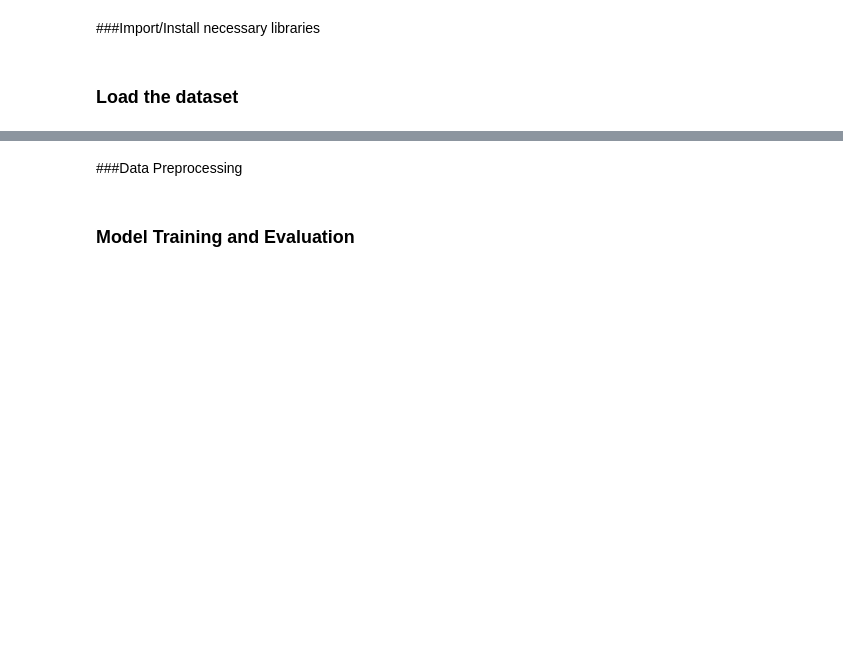
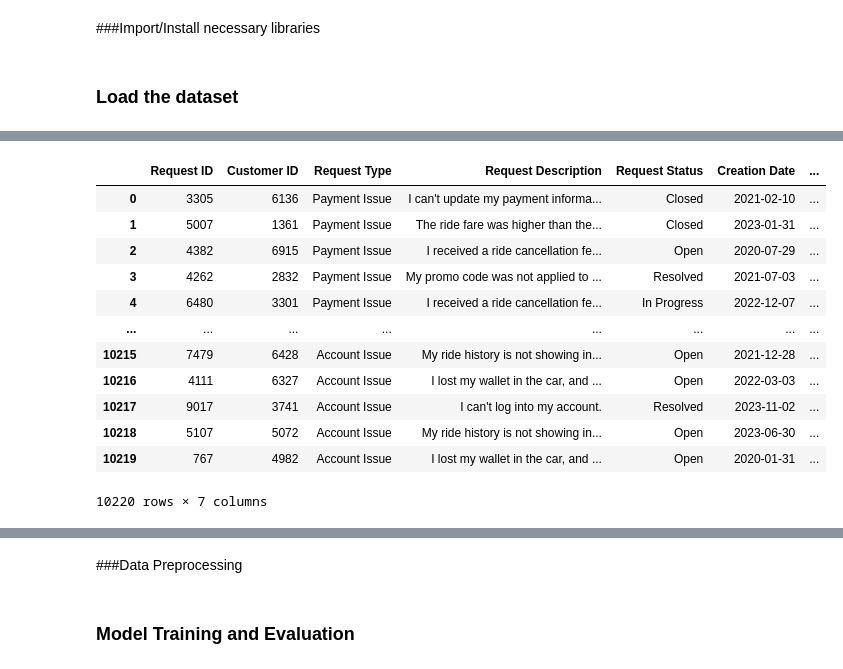
Before and after one commit to vishakhun/GDPR_Prediction, a Jupyter notebook: GDPR_Customer_Request_Prediction_Model_(ride_hailing_company).ipynb, the cells around one changed output, grey strips where cells are left out. Cells and saved outputs as stored; diff of their text form; code cells hidden in the pictures; blank space fills up the shorter version.

```diff
--- a/GDPR_Customer_Request_Prediction_Model_(ride_hailing_company).ipynb
+++ b/GDPR_Customer_Request_Prediction_Model_(ride_hailing_company).ipynb
@@ -52,0 +70,16 @@ data = pd.read_csv('/content/sample_data/balanced_customer_service_requests_data
+# %%
+data
+# %% [output]
+|  | Request ID | Customer ID | Request Type | Request Description | Request Status | Creation Date | ... |
+| 0 | 3305 | 6136 | Payment Issue | I can't update my payment informa... | Closed | 2021-02-10 | ... |
+| 1 | 5007 | 1361 | Payment Issue | The ride fare was higher than the... | Closed | 2023-01-31 | ... |
+| 2 | 4382 | 6915 | Payment Issue | I received a ride cancellation fe... | Open | 2020-07-29 | ... |
+| 3 | 4262 | 2832 | Payment Issue | My promo code was not applied to ... | Resolved | 2021-07-03 | ... |
+| 4 | 6480 | 3301 | Payment Issue | I received a ride cancellation fe... | In Progress | 2022-12-07 | ... |
+| ... | ... | ... | ... | ... | ... | ... | ... |
+| 10215 | 7479 | 6428 | Account Issue | My ride history is not showing in... | Open | 2021-12-28 | ... |
+| 10216 | 4111 | 6327 | Account Issue | I lost my wallet in the car, and ... | Open | 2022-03-03 | ... |
+| 10217 | 9017 | 3741 | Account Issue | I can't log into my account. | Resolved | 2023-11-02 | ... |
+| 10218 | 5107 | 5072 | Account Issue | My ride history is not showing in... | Open | 2023-06-30 | ... |
+| 10219 | 767 | 4982 | Account Issue | I lost my wallet in the car, and ... | Open | 2020-01-31 | ... |
+10220 rows × 7 columns
```
Also changed, not shown: parts of 5 cells of this notebook.
